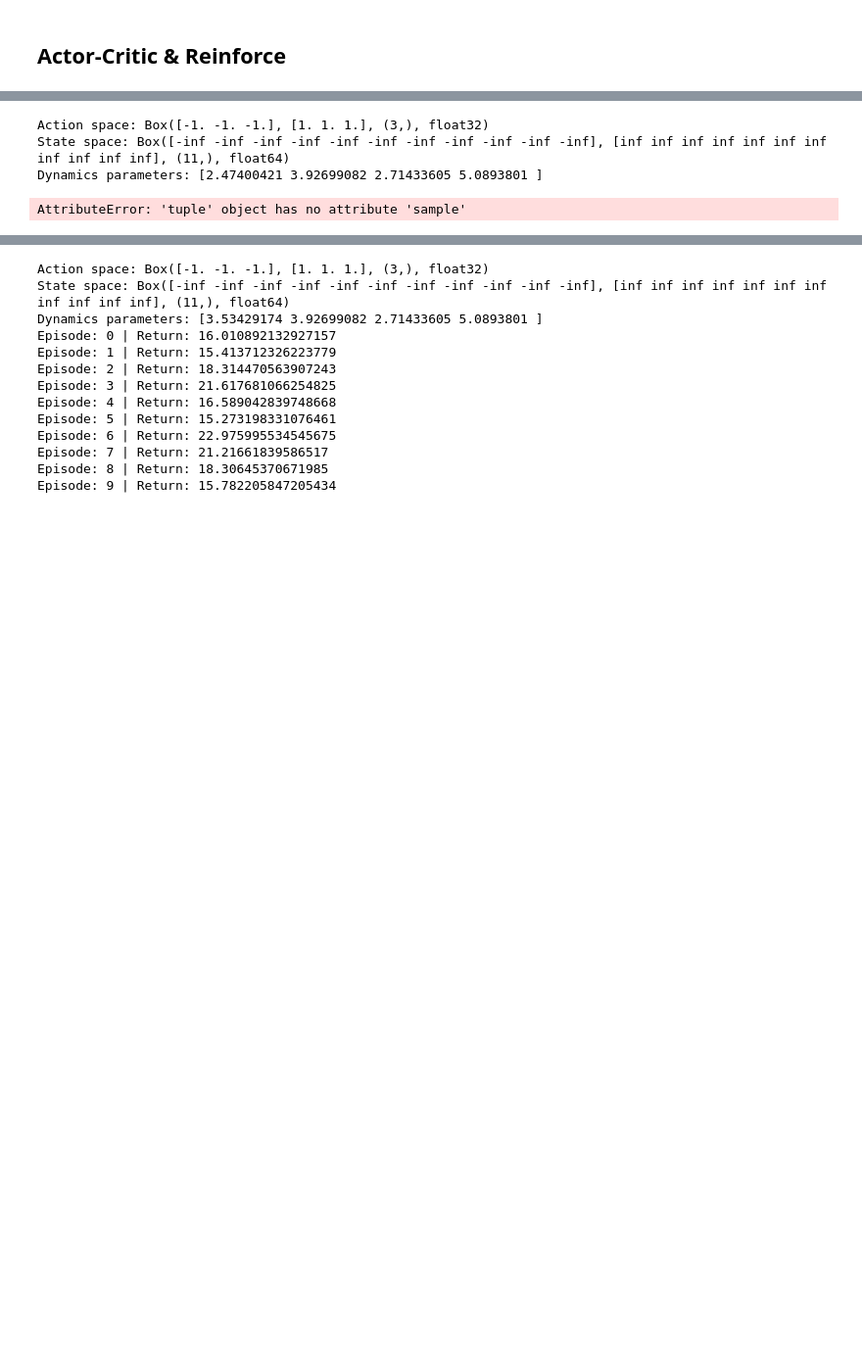
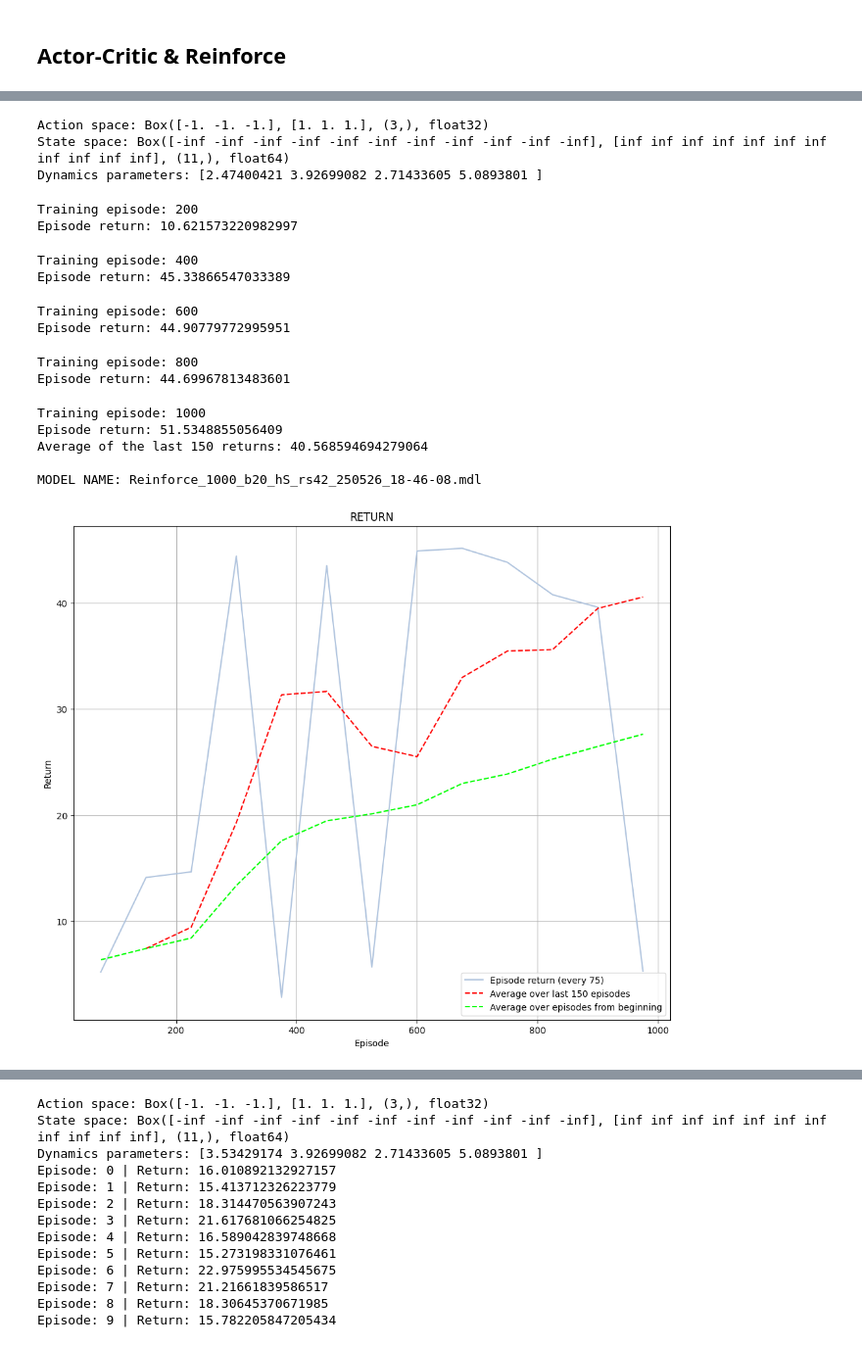
Before and after one commit to MaddalenaGhiotti/ReinforcementLearningProject, a Jupyter notebook: main.ipynb, the cells around one changed output, grey strips where cells are left out. Shown: that part at 98% size. Drawn from its saved outputs; the diff is of its cells as text; code cells hidden in the pictures; blank space fills up the shorter version.

```diff
--- a/main.ipynb
+++ b/main.ipynb
@@ -33,7 +225,20 @@ episodes = 5000
 # %%
-numbers, returns, average_returns, average_beginning, model_name = rac.train(2, hopper='S', n_episodes=episodes, trained_model=None, baseline=20, starting_threshold=700, save_every=75, print_every=episodes//5, plot=True, random_state=42, device='cpu')
+#numbers, returns_array, times_array, model_name = rac.train(0, hopper='S', n_episodes=episodes, trained_model=None, baseline=20, starting_threshold=700, save_every=75, print_every=episodes//5, plot=True, random_state=42, device='cpu')
 # %% [output]
 Action space: Box([-1. -1. -1.], [1. 1. 1.], (3,), float32)
 State space: Box([-inf -inf -inf -inf -inf -inf -inf -inf -inf -inf -inf], [inf inf inf inf inf inf inf inf inf inf inf], (11,), float64)
 Dynamics parameters: [2.47400421 3.92699082 2.71433605 5.0893801 ]
-AttributeError: 'tuple' object has no attribute 'sample'
+Training episode: 200
+Episode return: 10.621573220982997
+Training episode: 400
+Episode return: 45.33866547033389
+Training episode: 600
+Episode return: 44.90779772995951
+Training episode: 800
+Episode return: 44.69967813483601
+Training episode: 1000
+Episode return: 51.5348855056409
+Average of the last 150 returns: 40.568594694279064
+
+MODEL NAME: Reinforce_1000_b20_hS_rs42_250526_18-46-08.mdl
+[figure, added]
```
Also changed, not shown: parts of 12 cells of this notebook, 1 other file.
